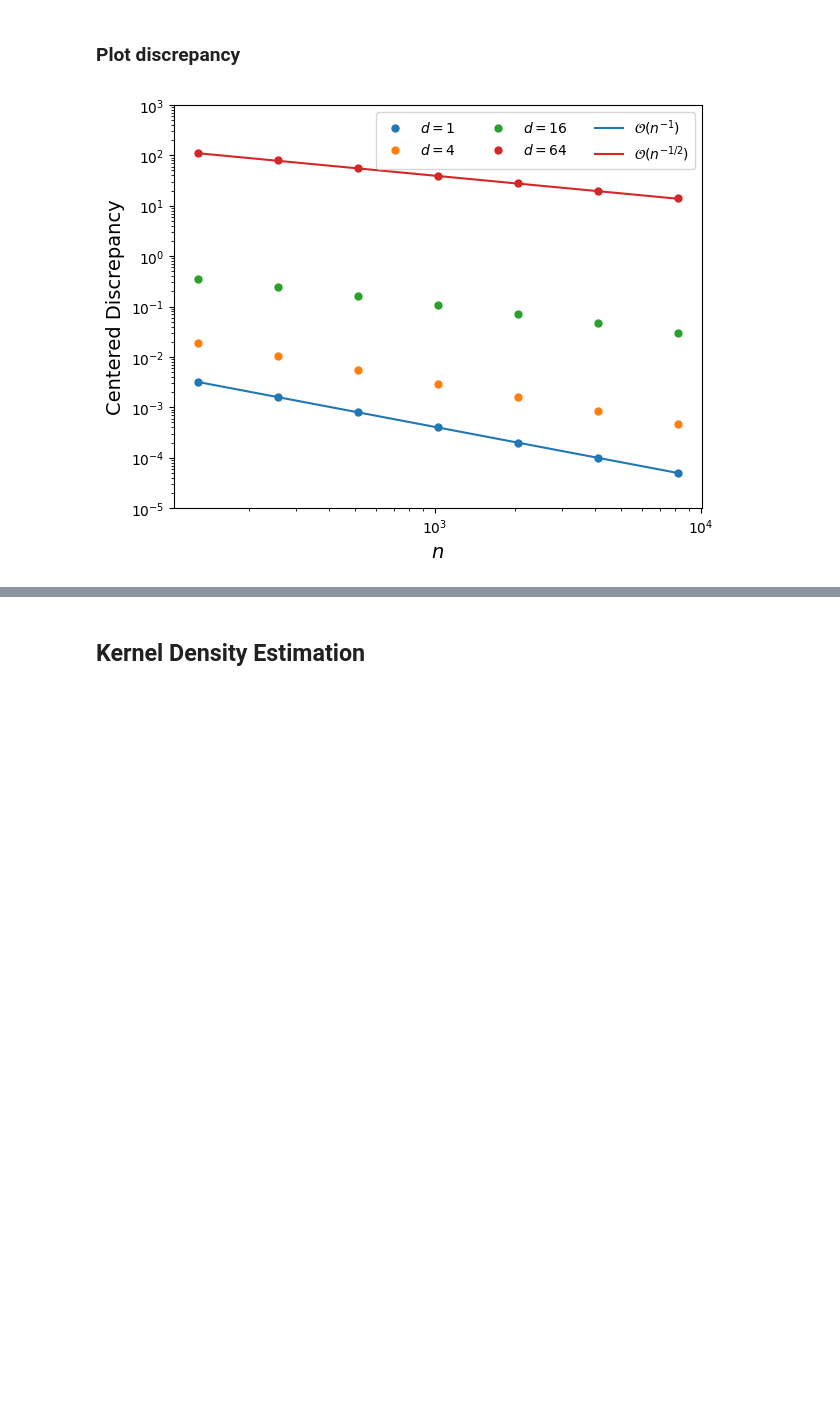
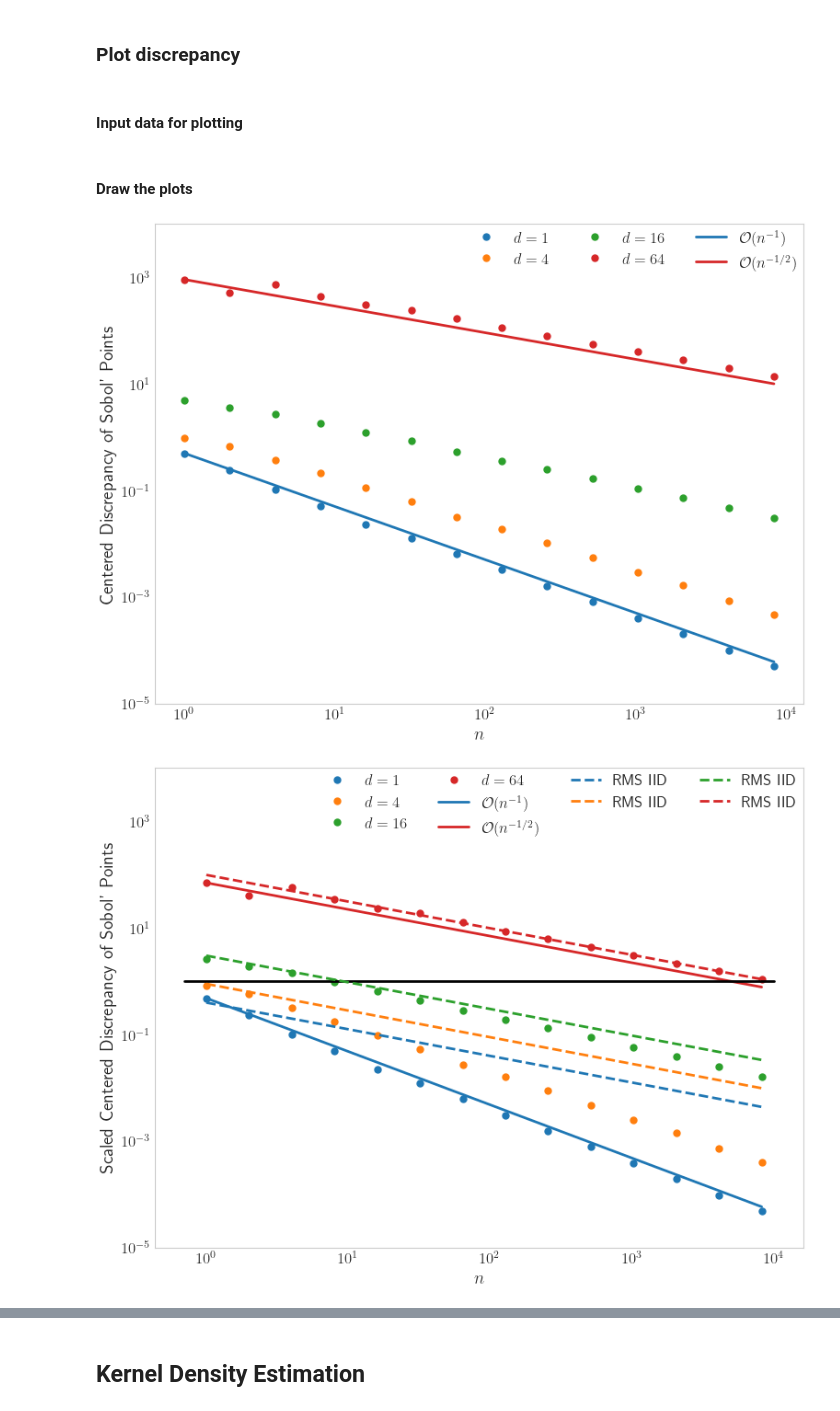
Before and after one commit to QMCSoftware/QMCSoftware, a Jupyter notebook: demos/talk_paper_demos/MCQMC2024Tutorial/MCQMC2024Tutorial.ipynb, the cells around one changed output, grey strips where cells are left out. Saved outputs shown, nothing was run; the diff lists cells and outputs as text; code cells hidden in the pictures; blank space fills up the shorter version.

```diff
--- a/demos/talk_paper_demos/MCQMC2024Tutorial/MCQMC2024Tutorial.ipynb
+++ b/demos/talk_paper_demos/MCQMC2024Tutorial/MCQMC2024Tutorial.ipynb
@@ -402,22 +483,58 @@ d = 64 , n= 8192
 # %% [markdown]
 ### Plot discrepancy
+# %% [markdown]
+#### Input data for plotting
 # %%
 n_max = 2**13
 d_max = 64
-out_filename = f'CtrDisc_dmax_{d_max}_nmax_nmax_{n_max}.pkl'
+out_filename = f'CtrDisc_dmax_{d_max}_nmax_{n_max}.pkl'
 with open(figpath+out_filename,'rb') as myfile:
-    disc,d_vec,n_vec = pickle.load(myfile) #load in all the data
-fig, ax = plt.subplots()
-for ii, d in enumerate(d_vec):
-    ax.loglog(n_vec,disc[:,ii],'.', markersize = 10, label = f"$d = {{{d}}}$")
-ax.loglog(n_vec[[0,-1]], disc[0,0]*np.array([1., n_vec[0]/n_vec[-1]]),'-', color = py_blue, label = f"$\\mathcal{{O}}(n^{{-1}})$")
-ax.loglog(n_vec[[0,-1]], disc[0,-1]*np.array([1., np.sqrt(n_vec[0]/n_vec[-1])]),'-', color = color_cycle[ii], label = f"$\\mathcal{{O}}(n^{{-1/2}})$")
-ax.set_xlabel(f"${{n}}$",fontsize=14)
-ax.set_ylabel(f"Centered Discrepancy",fontsize=14)
-ax.set_ylim([1e-5,1e3])
-ax.legend(loc='upper right', ncol = 3)
-plt.subplots_adjust(top=0.95,right = 0.95)
-if savefigs:
-        fig.savefig(figpath+f"CtrDisc_n_{n_max}_d{d_max}."+imgfrmt,format=imgfrmt)
+    un_disc,wt_disc,iid_un_disc,iid_wt_disc,null_un_disc,null_wt_disc,d_vec,n_vec = pickle.load(myfile) #load in all the data
-# %% [output]
-[figure, removed]
+# %% [markdown]
+#### Draw the plots
+# %%
+#plot raw discrepancy
+fig, ax = plt.subplots()
+for ii, d in enumerate(d_vec):
+    ax.loglog(n_vec,un_disc[:,ii],'.', markersize = 10, label = f"$d = {{{d}}}$")
+ax.loglog(n_vec[[0,-1]], un_disc[0,0]*np.array([1., n_vec[0]/n_vec[-1]]),'-', color = py_blue, label = f"$\\mathcal{{O}}(n^{{-1}})$")
+ax.loglog(n_vec[[0,-1]], un_disc[0,-1]*np.array([1., np.sqrt(n_vec[0]/n_vec[-1])]),'-', color = color_cycle[ii], label = f"$\\mathcal{{O}}(n^{{-1/2}})$")
+ax.set_xlabel(f"${{n}}$",fontsize=14)
+ax.set_ylabel(f"Centered Discrepancy of Sobol' Points",fontsize=14)
+ax.set_ylim([1e-5,1e4])
+ax.legend(loc='upper right', ncol = 3, frameon = False)
+ax.grid(False)
+plt.subplots_adjust(top=0.95,right = 0.95)
+if savefigs:
+        fig.savefig(figpath+f"SobolCtrDisc_n_{n_max}_d{d_max}."+imgfrmt,format=imgfrmt)
+
+#plot scaled discrepancy
+sc_un_disc = un_disc/null_un_disc
+sc_iid_un_disc = iid_un_disc/null_un_disc
+fig, ax = plt.subplots()
+for ii, d in enumerate(d_vec):
+    ax.loglog(n_vec,sc_un_disc[:,ii],'.', markersize = 10, label = f"$d = {{{d}}}$")
+ax.loglog(n_vec[[0,-1]], sc_un_disc[0,0]*np.array([1., n_vec[0]/n_vec[-1]]),'-', color = py_blue, label = f"$\\mathcal{{O}}(n^{{-1}})$")
+ax.loglog(n_vec[[0,-1]], sc_un_disc[0,-1]*np.array([1., np.sqrt(n_vec[0]/n_vec[-1])]),'-', color = color_cycle[ii], label = f"$\\mathcal{{O}}(n^{{-1/2}})$")
+ax.loglog([0.7,1e4], [1.,1], '-', color = 'black')
+ax.set_xlabel(f"${{n}}$",fontsize=14)
+ax.set_ylabel(f"Scaled Centered Discrepancy of Sobol' Points",fontsize=14)
+ax.set_ylim([1e-5,1e4])
+ax.grid(False)
+ax.legend(loc='upper right', ncol = 4, frameon = False)
+plt.subplots_adjust(top=0.95,right = 0.95)
+
+if savefigs:
+        fig.savefig(figpath+f"SobolScaledCtrDisc_n_{n_max}_d{d_max}."+imgfrmt,format=imgfrmt)
+
+for ii, d in enumerate(d_vec):  #Add IID scaled discrepancy
+    ax.loglog(n_vec[[0,-1]], sc_iid_un_disc[0,ii]*np.array([1., np.sqrt(n_vec[0]/n_vec[-1])]),'--', color = color_cycle[ii], label = f"RMS IID")
+ax.grid(False)
+ax.legend(loc='upper right', ncol = 4, frameon = False)
+
+plt.show()
+if savefigs:
+        fig.savefig(figpath+f"IIDSobolScaledCtrDisc_n_{n_max}_d{d_max}."+imgfrmt,format=imgfrmt)
+# %% [output]
+[figure, added]
+[figure, added]
```
Also changed, not shown: parts of 21 cells of this notebook.
